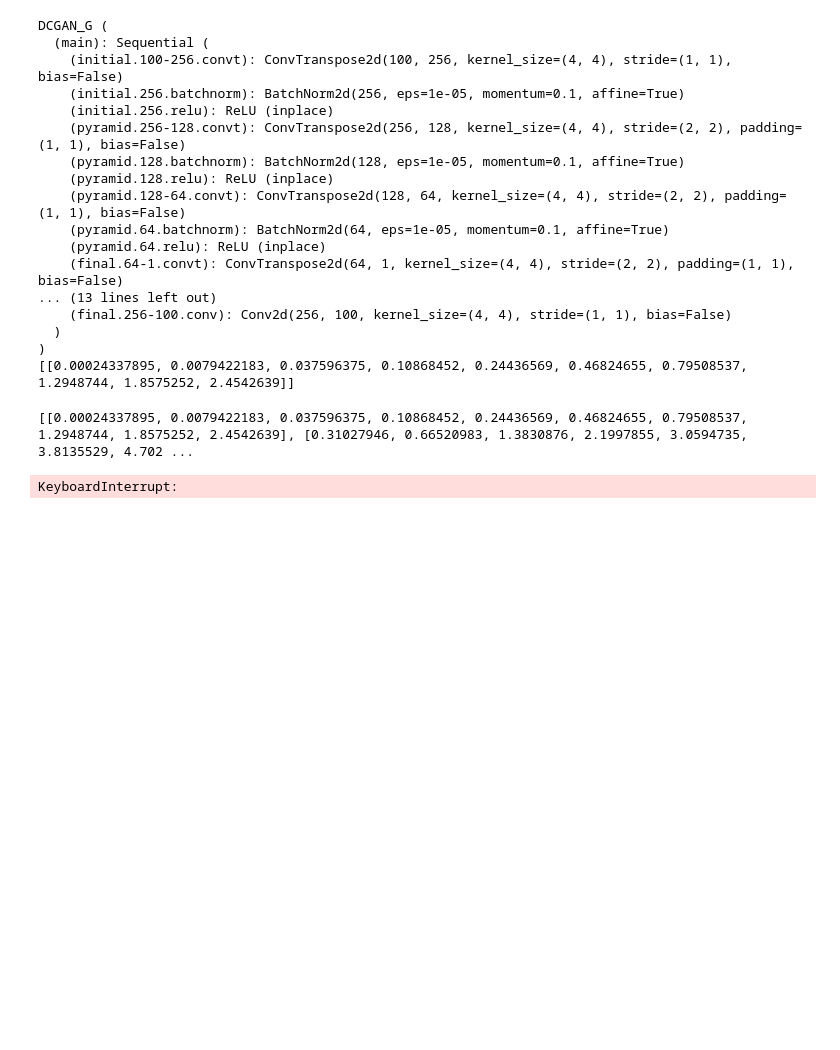
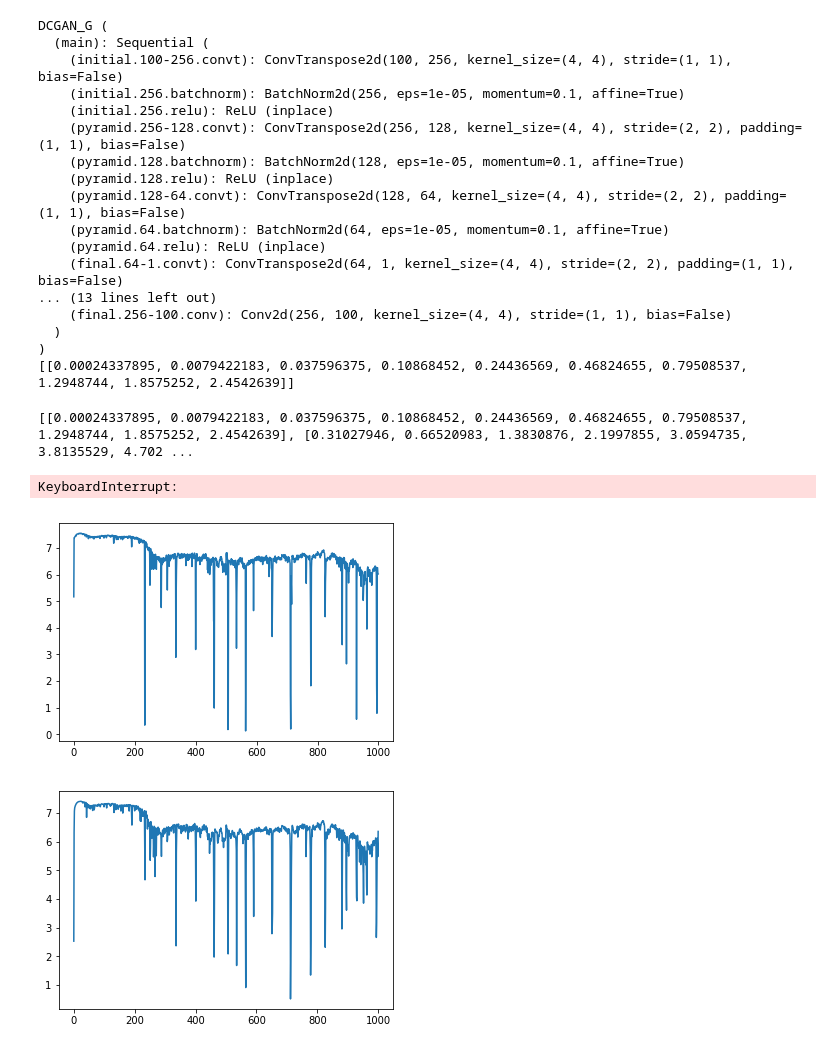
Before and after one commit to Adoni/GANs, a Jupyter notebook: SinkhornGAN-DC.ipynb, the cells around one changed output. Cells and saved outputs as stored; diff of their text form; code cells hidden in the pictures; blank space fills up the shorter version.

```diff
--- a/SinkhornGAN-DC.ipynb
+++ b/SinkhornGAN-DC.ipynb
@@ -217,0 +221,14 @@ KeyboardInterrupt:
+# %%
+a,b=pickle.load(open('/Users/sunxiaofei/Downloads/Sinkhorn_DC_LSUN_10.00_loss.pkl','rb'),encoding='latin1')
+# %%
+bb=[]
+for i in b:
+    bb.append(numpy.mean(i))
+# %%
+plt.plot(a[:1000])
+plt.show()
+plt.plot(bb[:100000])
+plt.show()
+# %% [output]
+[figure, added]
+[figure, added]
```
Also changed, not shown: parts of 2 cells of this notebook, 4 other files.
